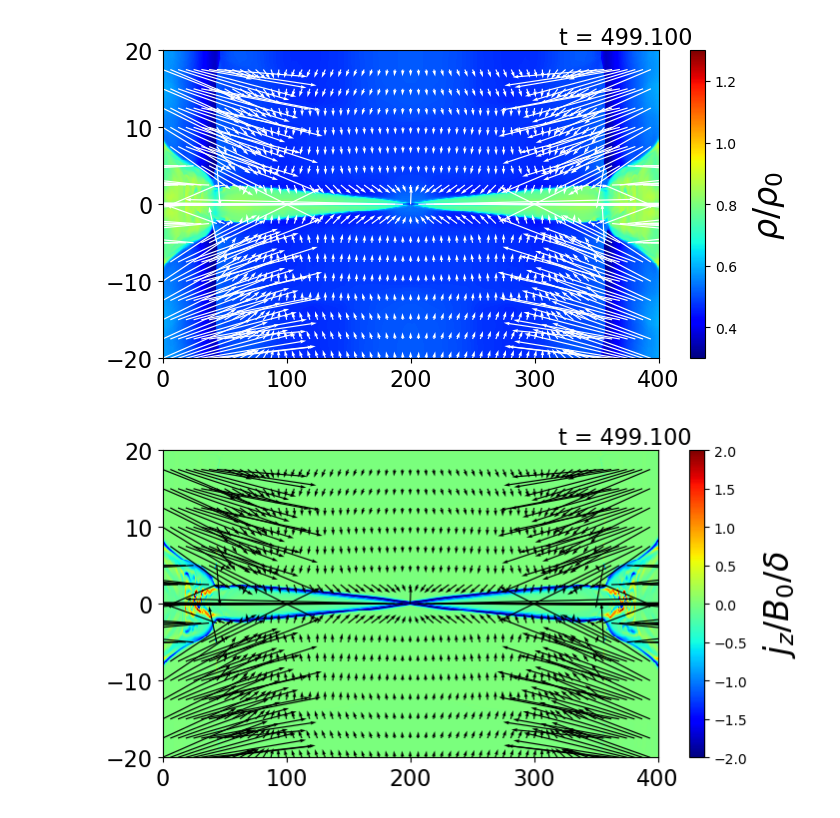
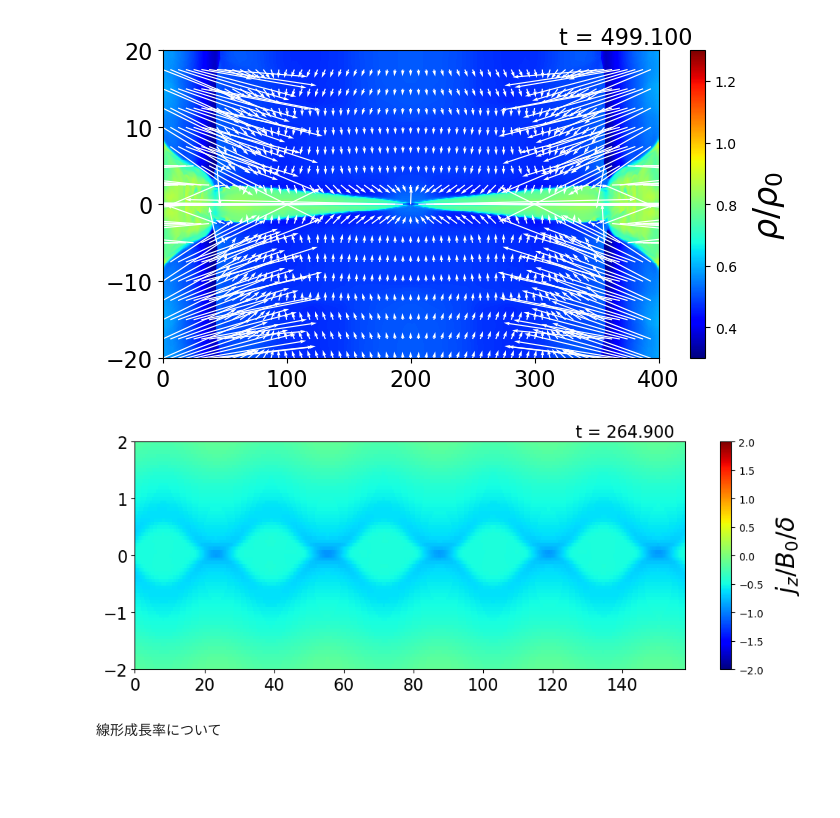
Before and after one commit to keita-akutagawa/ResistiveMHD_GPU, a Jupyter notebook: examples_2D/tearing/tearing.ipynb, the cells around one changed output. Drawn from its saved outputs; the diff is of its cells as text; code cells hidden in the pictures; blank space fills up the shorter version.

```diff
--- a/examples_2D/tearing/tearing.ipynb
+++ b/examples_2D/tearing/tearing.ipynb
@@ -72,8 +72,8 @@ ax1.set_ylim(-y_max+1e-10, y_max-1e-10)
 # %%
-fig = plt.figure(figsize=(8, 4))
+fig = plt.figure(figsize=(12, 4))
 ax1 = fig.add_subplot(111)
 
-dirname = "results_tearing"
+dirname = "results_tearing_1e-6"
 step = 10000
 filename = f"{dirname}/tearing_{step}.bin"
 with open(filename, 'rb') as f:
@@ -87,15 +87,16 @@ By = 0.5 * (By + np.roll(By, 1, axis=0))
 currentZ = (By - np.roll(By, 1, axis=1)) / dx - (Bx - np.roll(Bx, 1, axis=0)) / dy
 
 contour = ax1.pcolormesh(X, Y, currentZ / B0 / sheat_thickness, vmin=-2.0, vmax=2.0, cmap='jet')
-cbar = plt.colorbar(contour, ax=ax1)
-cbar.set_label(r"$j_z$", fontsize=24, rotation=0, labelpad=10)
-quiver_interval = 20
+#cbar = plt.colorbar(contour, ax=ax1)
+#cbar.set_label(r"$j_z$", fontsize=24, rotation=0, labelpad=10)
+#quiver_interval = 20
 #ax1.quiver(X[::quiver_interval, ::quiver_interval], Y[::quiver_interval, ::quiver_interval],
 #        u[::quiver_interval, ::quiver_interval], v[::quiver_interval, ::quiver_interval],
 #        scale=2.0, color='white')
 
 #ax1.text(0.8, 1.02, f"t = {log[int(step/100)][1]:.3f}", transform=ax1.transAxes, fontsize=16)
 ax1.tick_params(labelsize=16)
-ax1.set_xlim(+1e-10, x_max-1e-10)
-ax1.set_ylim(-y_max+1e-10, y_max-1e-10)
+#ax1.set_xlim(+1e-10, x_max/5-1e-10)
+#ax1.set_ylim(-1+1e-10, 1-1e-10)
+#ax1.set_aspect("equal")
 # %% [output]
@@ -194,19 +161,19 @@ video.release()
 # %% [output]
 [figure]
 # %%
-fig = plt.figure(figsize=(8, 4))
+fig = plt.figure(figsize=(12, 4))
 ax1 = fig.add_subplot(111)
 
-dirname = "results"
-log = np.loadtxt(f"{dirname}/log_plasmoid.txt", delimiter=',')
+dirname = "results_tearing_1e-6"
+log = np.loadtxt(f"{dirname}/log_tearing.txt", delimiter=',')
 total_steps = int(log[-1][0])
-interval = 100
+interval = 500
 for step in range(0, total_steps+interval, interval):
     ax1.clear()
 
-    filename = f"{dirname}/plasmoid_{step}.bin"
+    filename = f"{dirname}/tearing_{step}.bin"
     with open(filename, 'rb') as f:
-        U = np.fromfile(f, dtype=np.float64)
+        U = np.fromfile(f, dtype=np.float32)
     U = U.reshape(nx, ny, 8).T
 
     rho = U[0, :, :]
@@ -214,38 +181,40 @@ for step in range(0, total_steps+interval, interval):
     v = U[2, :, :] / rho
     Bx = U[4, :, :]
     By = U[5, :, :]
     Bx = 0.5 * (Bx + np.roll(Bx, 1, axis=1))
     By = 0.5 * (By + np.roll(By, 1, axis=0))
     currentZ = (By - np.roll(By, 1, axis=1)) / dx - (Bx - np.roll(Bx, 1, axis=0)) / dy
 
     contour = ax1.pcolormesh(X, Y, currentZ / B0 / sheat_thickness, vmin=-2.0, vmax=2.0, cmap='jet')
     if step == 0:
         cbar = plt.colorbar(contour, ax=ax1)
         cbar.set_label(r"$j_z / B_0 / \delta$", fontsize=24, rotation=90, labelpad=10)
     quiver_interval_x = 20
     quiver_interval_y = 50
-    ax1.quiver(X[::quiver_interval_x, ::quiver_interval_y], Y[::quiver_interval_x, ::quiver_interval_y],
-            u[::quiver_interval_x, ::quiver_interval_y], v[::quiver_interval_x, ::quiver_interval_y],
-            scale=2.0, color='black')
+    #ax1.quiver(X[::quiver_interval_x, ::quiver_interval_y], Y[::quiver_interval_x, ::quiver_interval_y],
+    #        u[::quiver_interval_x, ::quiver_interval_y], v[::quiver_interval_x, ::quiver_interval_y],
+    #        scale=2.0, color='black')
 
-    ax1.text(0.8, 1.02, f"t = {log[int(step/100)][1]:.3f}", transform=ax1.transAxes, fontsize=16)
+    ax1.text(0.8, 1.02, f"t = {log[int(step/interval)][1]:.3f}", transform=ax1.transAxes, fontsize=16)
     ax1.tick_params(labelsize=16)
     ax1.set_xlim(0.0, x_max+1e-10)
-    ax1.set_ylim(-y_max, y_max+1e-10)
+    ax1.set_ylim(-2, 2+1e-10)
 
     fig.savefig(f"pictures/{step}.png", dpi=200)
 
 
-filename = "plasmoid_jz.mp4"
+filename = "tearing_jz_1e-6.mp4"
 img = cv2.imread(f'./pictures/0.png')
 framesize = (img.shape[1], img.shape[0])
-fps = 10.0
+fps = 5.0
 fourcc = cv2.VideoWriter_fourcc('m','p','4','v')
 video  = cv2.VideoWriter(filename=filename, fourcc=fourcc, fps=fps, frameSize=framesize)
 
 for step in range(0, total_steps+interval, interval):
     img = cv2.imread(f'./pictures/{step}.png')
     video.write(img)
 video.release()
 # %% [output]
-[figure, old version]
+[figure, new version]
+# %% [markdown]
+線形成長率について
```
Also changed, not shown: parts of 6 cells of this notebook, 1 other file.
